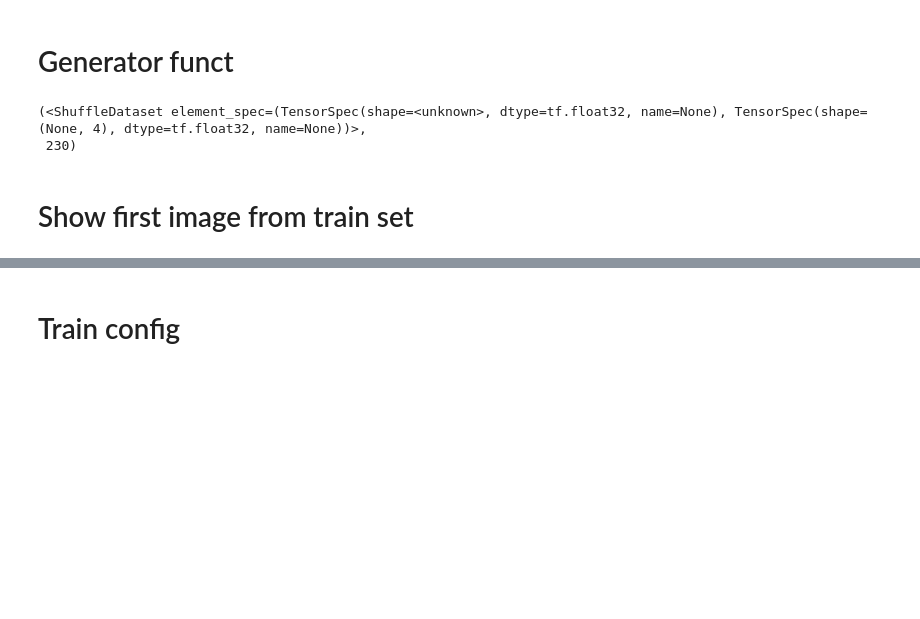
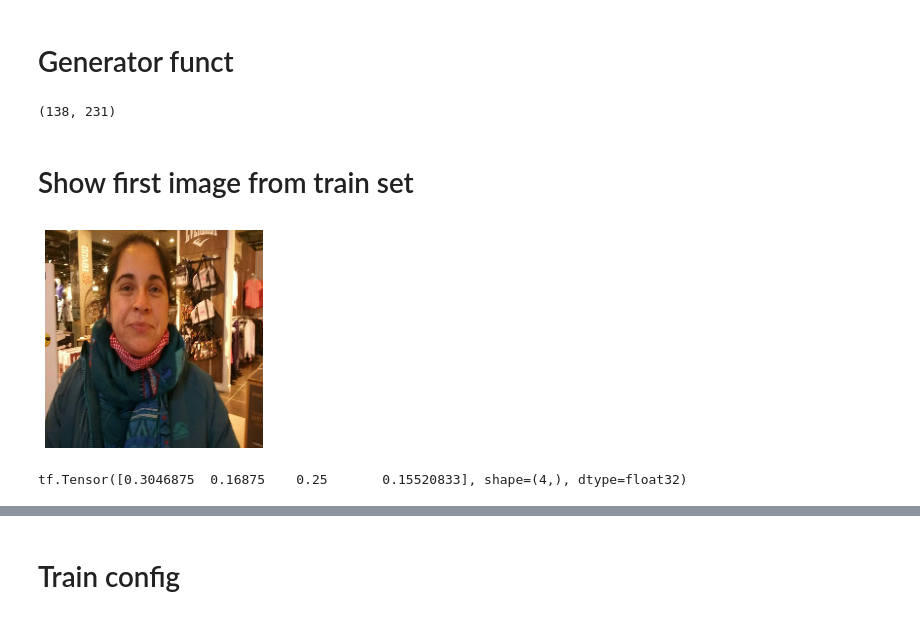
Before and after one commit to Choapinus/thesis-msc-2022, a Jupyter notebook: notebooks/eye_detector.ipynb, the cells around one changed output, grey strips where cells are left out. Saved outputs shown, nothing was run; the diff lists cells and outputs as text; code cells hidden in the pictures; blank space fills up the shorter version.

Commit message:
train-test-val sets created and loaded in eye_detector.ipynb with tf.data and one exp was made with data aug

```diff
--- a/notebooks/eye_detector.ipynb
+++ b/notebooks/eye_detector.ipynb
@@ -148,9 +148,17 @@ ________________________________________________________________________________
 # %% [markdown]
 # Generator funct
 # %%
-# TODO: implement data augmentation for object detection
-
 datapath = {
-    'images_path': "/home/choppy/TOC/thesis-msc-2022/data/images/aws/bonafide/via_marked",
-    'via_file': "/home/choppy/TOC/thesis-msc-2022/data/images/aws/bonafide/via_marked/via_region_data.json"
+    'train': {
+        'images_path': "/home/choppy/TOC/thesis-msc-2022/notebooks/ttv/train",
+        'via_file': "/home/choppy/TOC/thesis-msc-2022/notebooks/ttv/train/via_region_data.json"
+    },
+    'test': {
+        'images_path': "/home/choppy/TOC/thesis-msc-2022/notebooks/ttv/test",
+        'via_file': "/home/choppy/TOC/thesis-msc-2022/notebooks/ttv/test/via_region_data.json"
+    },
+    'val': {
+        'images_path': "/home/choppy/TOC/thesis-msc-2022/notebooks/ttv/val",
+        'via_file': "/home/choppy/TOC/thesis-msc-2022/notebooks/ttv/val/via_region_data.json"
+    }
 }
@@ -156,0 +190,9 @@ datapath = {
+# %%
+train_images_tensor = []
+train_coords_tensor = []
+
+test_images_tensor = []
+test_coords_tensor = []
+
+val_images_tensor = []
+val_coords_tensor = []
@@ -212,5 +302,12 @@ dataset = dataset.shuffle(5**2)
+# %%
+val_images_tensor = tf.cast(val_images_tensor, dtype=tf.string)
+val_coords_tensor = tf.cast(val_coords_tensor, dtype=tf.float32)
+val_dataset = tf.data.Dataset.from_tensor_slices((val_images_tensor, val_coords_tensor))
+
+val_dataset = val_dataset.map(_parse_function_without_DA)
+val_dataset = val_dataset.cache()
+val_dataset = val_dataset.batch(1).prefetch(tf.data.experimental.AUTOTUNE)
 # %%
-dataset, len(dataset)
+len(train_dataset), len(val_dataset)
 # %% [output]
-(<ShuffleDataset element_spec=(TensorSpec(shape=<unknown>, dtype=tf.float32, name=None), TensorSpec(shape=(None, 4), dtype=tf.float32, name=None))>,
- 230)
+(138, 231)
@@ -220,7 +314,11 @@ val_ds = dataset.cache().prefetch(tf.data.experimental.AUTOTUNE)
 # %% [markdown]
 # Show first image from train set
 # %%
-# for im, coords in dataset.take(1):
-#     plt.imshow(im[0])
-#     plt.show()
-#     print(coords[0])
+for im, coords in val_dataset.take(1):
+    plt.imshow(im[0])
+    plt.axis('off')
+    plt.show()
+    print(coords[0])
+# %% [output]
+[figure, added]
+tf.Tensor([0.3046875  0.16875    0.25       0.15520833], shape=(4,), dtype=float32)
```
Also changed, not shown: parts of 13 cells of this notebook, 2 other files.
